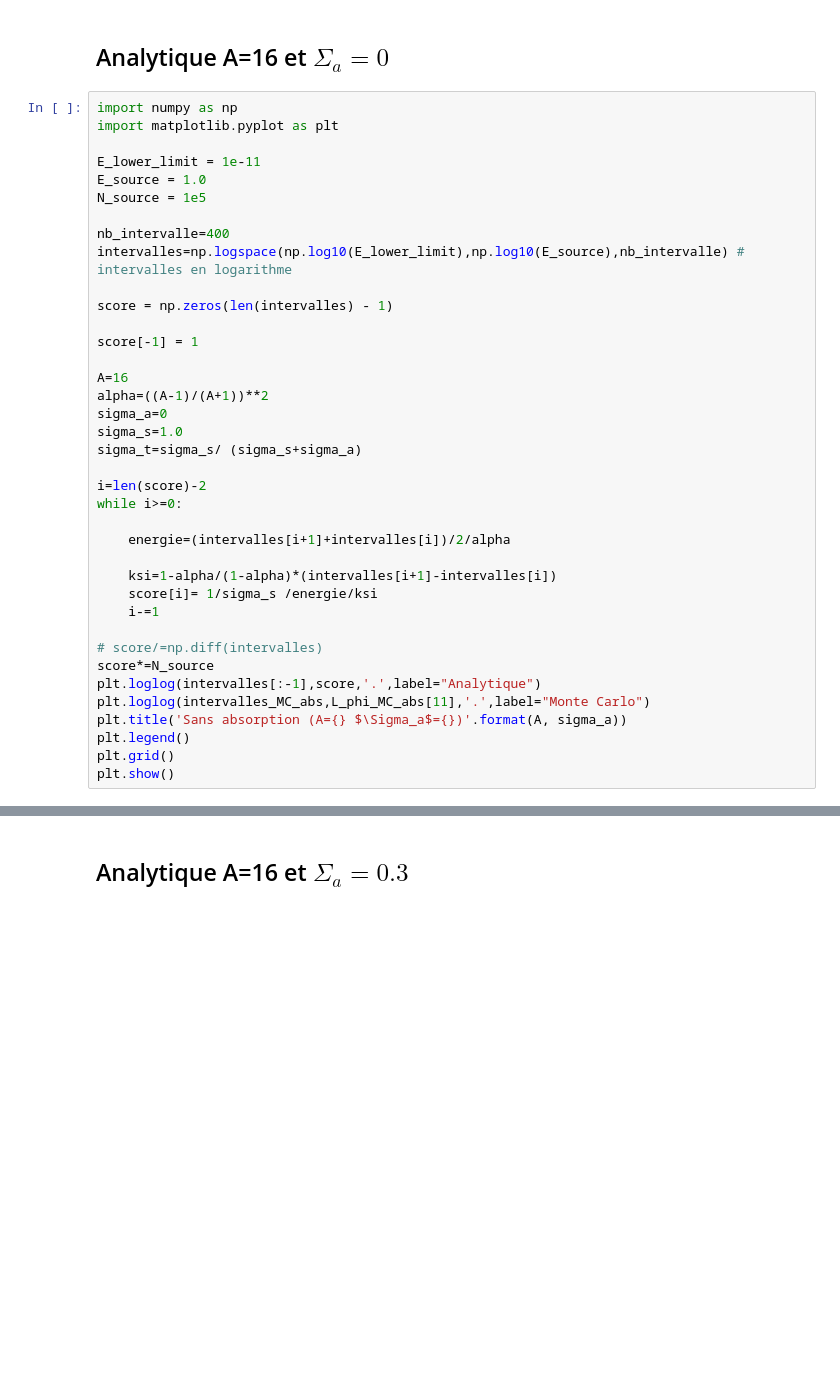
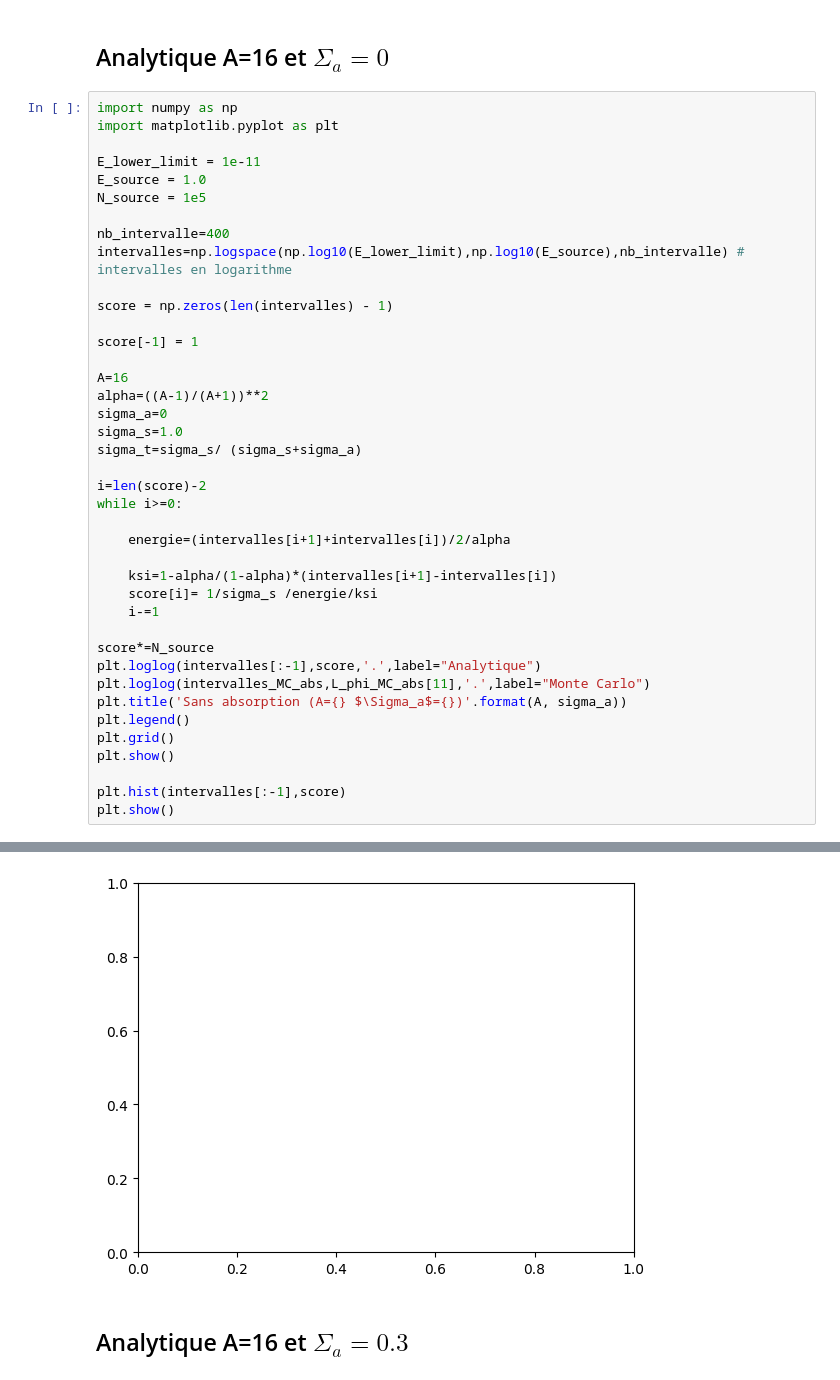
Before and after one commit to atlantis294/neutronic-ensta, a Jupyter notebook: exercices/04_ralentissement.ipynb, the cells around one changed output, grey strips where cells are left out. Cells and saved outputs as stored; diff of their text form; blank space fills up the shorter version.

```diff
--- a/exercices/04_ralentissement.ipynb
+++ b/exercices/04_ralentissement.ipynb
@@ -407,7 +407,6 @@ while i>=0:
     score[i]= 1/sigma_s /energie/ksi
     i-=1
 
-# score/=np.diff(intervalles)
 score*=N_source
 plt.loglog(intervalles[:-1],score,'.',label="Analytique")
 plt.loglog(intervalles_MC_abs,L_phi_MC_abs[11],'.',label="Monte Carlo")
@@ -415,5 +414,8 @@ plt.title('Sans absorption (A={} $\Sigma_a$={})'.format(A, sigma_a))
 plt.legend()
 plt.grid()
 plt.show()
+
+plt.hist(intervalles[:-1],score)
+plt.show()
 # %% [output]
 [figure]
@@ -420,3 +423,4 @@ plt.show()
+[figure, added]
 # %% [markdown]
 ## Analytique A=16 et $\Sigma_a=0.3$
 # %%
```
Also changed, not shown: parts of 1 cell of this notebook.
